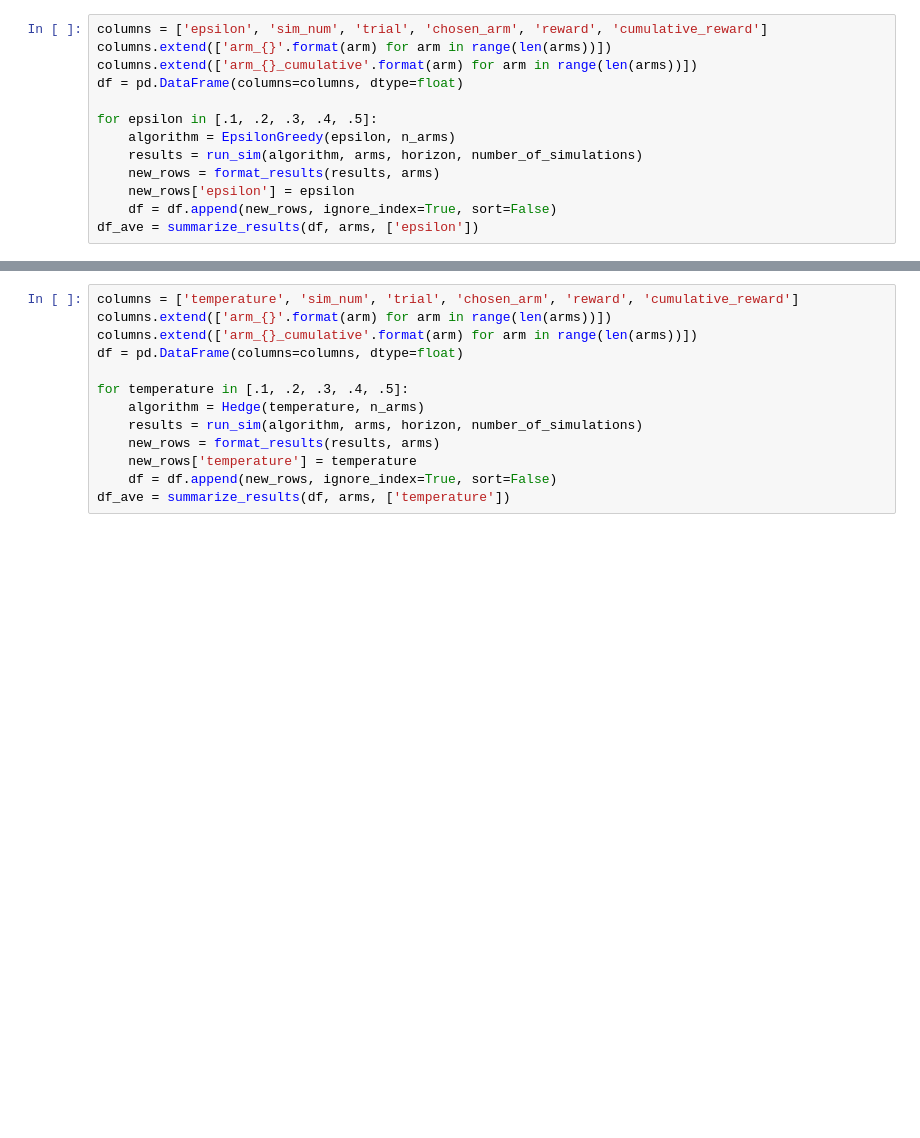
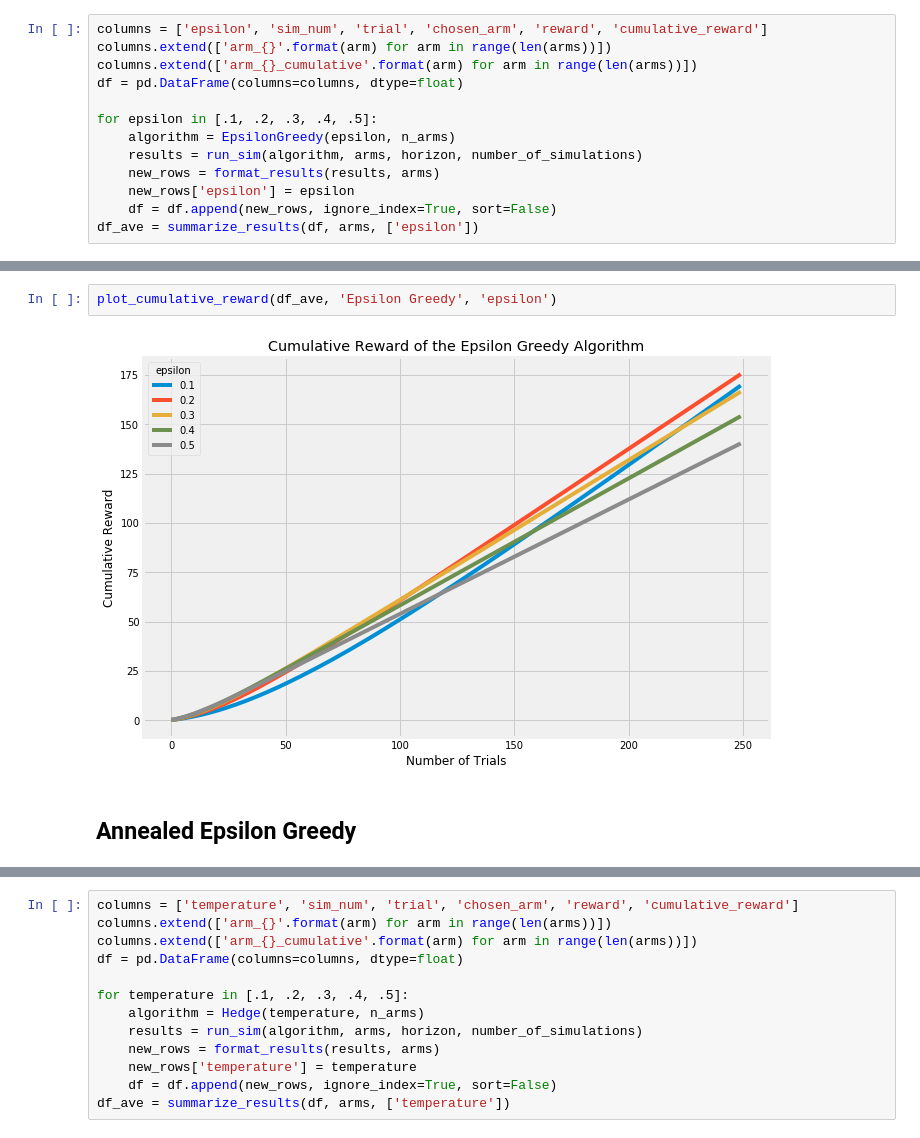
Before and after one commit to raffg/multi_armed_bandit, a Jupyter notebook: monte_carlo.ipynb, the cells around one changed output, grey strips where cells are left out. Saved outputs shown, nothing was run; the diff lists cells and outputs as text; blank space fills up the shorter version.

```diff
--- a/monte_carlo.ipynb
+++ b/monte_carlo.ipynb
@@ -88,0 +65,6 @@ plot_cumulative_reward(df_ave)
+# %%
+plot_cumulative_reward(df_ave, 'Epsilon Greedy', 'epsilon')
+# %% [output]
+[figure, added]
+# %% [markdown]
+## Annealed Epsilon Greedy
```
Also changed, not shown: parts of 100 cells of this notebook, 4 other files.
